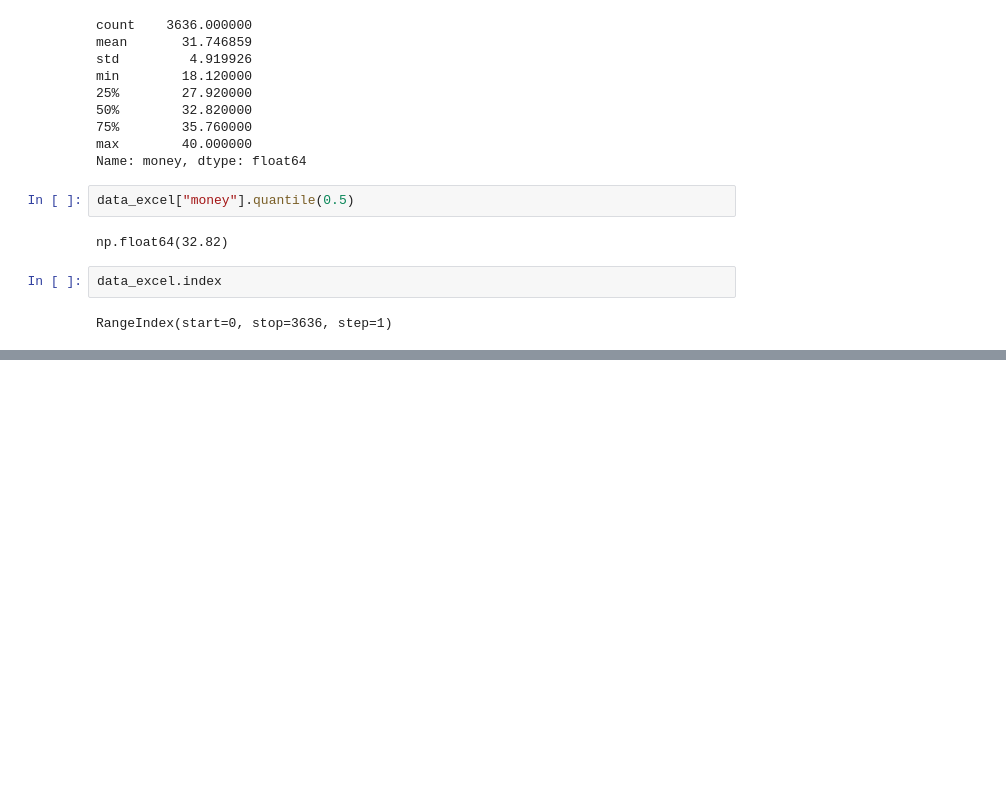
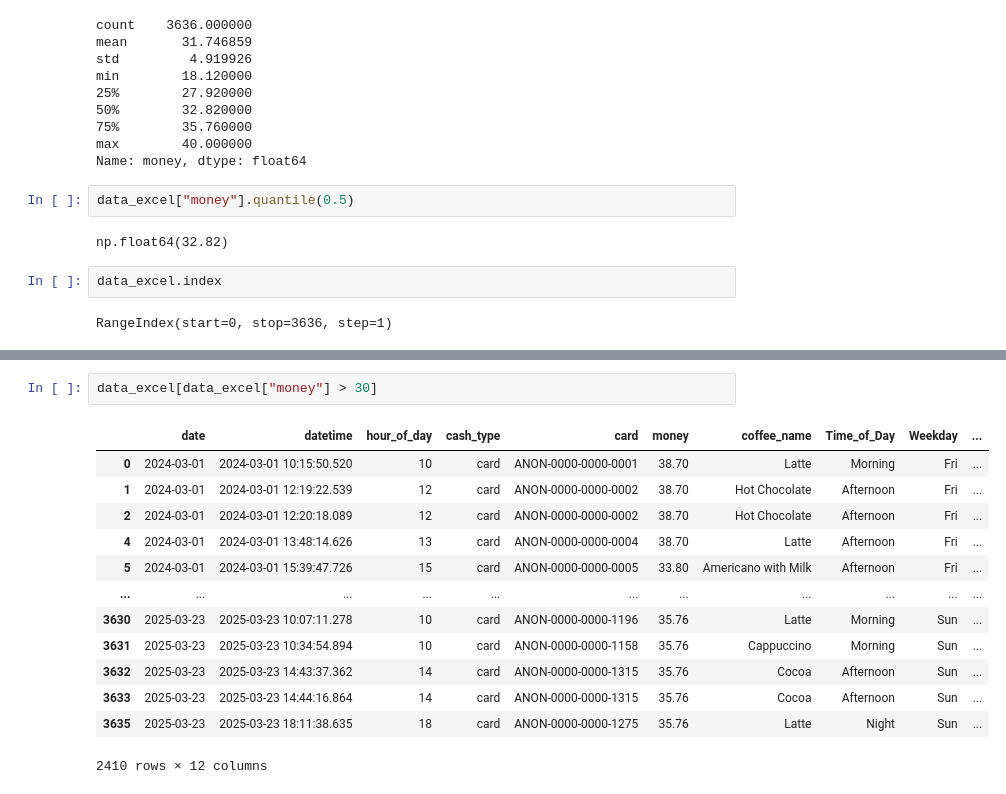
Before and after one commit to Pranishgrg21/Analysis_using_pandas, a Jupyter notebook: coffee_sales_analysis.ipynb, the cells around one changed output, grey strips where cells are left out. Saved outputs shown, nothing was run; the diff lists cells and outputs as text; blank space fills up the shorter version.

```diff
--- a/coffee_sales_analysis.ipynb
+++ b/coffee_sales_analysis.ipynb
@@ -192,0 +603,16 @@ data_excel.sample()
+# %%
+data_excel[data_excel["money"] > 30]
+# %% [output]
+|  | date | datetime | hour_of_day | cash_type | card | money | coffee_name | Time_of_Day | Weekday | ... |
+| 0 | 2024-03-01 | 2024-03-01 10:15:50.520 | 10 | card | ANON-0000-0000-0001 | 38.70 | Latte | Morning | Fri | ... |
+| 1 | 2024-03-01 | 2024-03-01 12:19:22.539 | 12 | card | ANON-0000-0000-0002 | 38.70 | Hot Chocolate | Afternoon | Fri | ... |
+| 2 | 2024-03-01 | 2024-03-01 12:20:18.089 | 12 | card | ANON-0000-0000-0002 | 38.70 | Hot Chocolate | Afternoon | Fri | ... |
+| 4 | 2024-03-01 | 2024-03-01 13:48:14.626 | 13 | card | ANON-0000-0000-0004 | 38.70 | Latte | Afternoon | Fri | ... |
+| 5 | 2024-03-01 | 2024-03-01 15:39:47.726 | 15 | card | ANON-0000-0000-0005 | 33.80 | Americano with Milk | Afternoon | Fri | ... |
+| ... | ... | ... | ... | ... | ... | ... | ... | ... | ... | ... |
+| 3630 | 2025-03-23 | 2025-03-23 10:07:11.278 | 10 | card | ANON-0000-0000-1196 | 35.76 | Latte | Morning | Sun | ... |
+| 3631 | 2025-03-23 | 2025-03-23 10:34:54.894 | 10 | card | ANON-0000-0000-1158 | 35.76 | Cappuccino | Morning | Sun | ... |
+| 3632 | 2025-03-23 | 2025-03-23 14:43:37.362 | 14 | card | ANON-0000-0000-1315 | 35.76 | Cocoa | Afternoon | Sun | ... |
+| 3633 | 2025-03-23 | 2025-03-23 14:44:16.864 | 14 | card | ANON-0000-0000-1315 | 35.76 | Cocoa | Afternoon | Sun | ... |
+| 3635 | 2025-03-23 | 2025-03-23 18:11:38.635 | 18 | card | ANON-0000-0000-1275 | 35.76 | Latte | Night | Sun | ... |
+2410 rows × 12 columns
```
Also changed, not shown: parts of 90 cells of this notebook, 10 other files.
